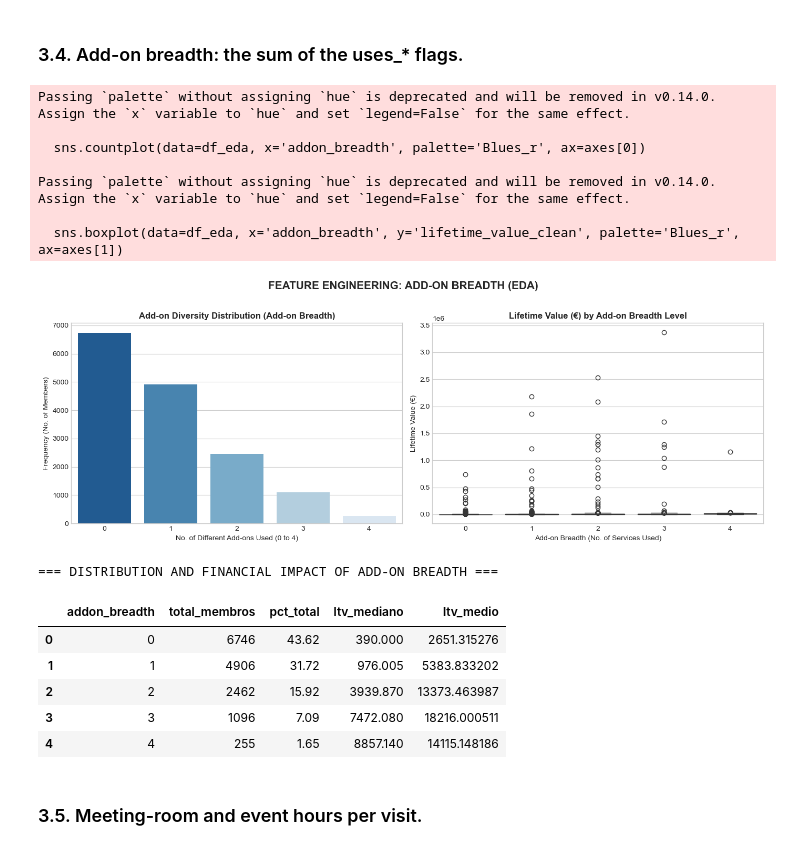
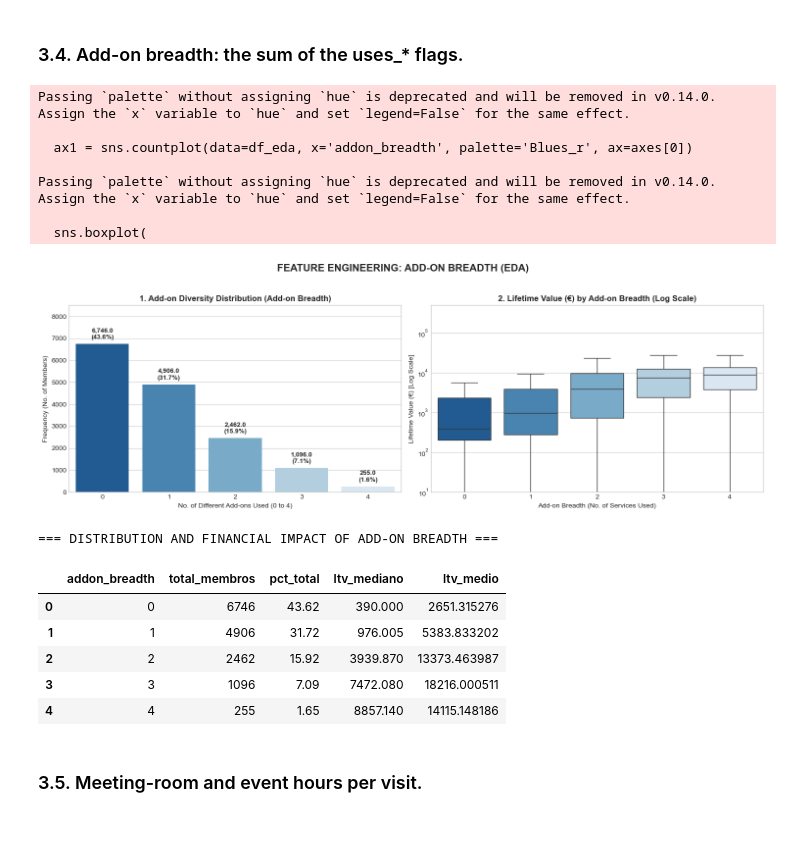
Before and after one commit to Diogosousa03/DM_Grupo18, a Jupyter notebook: notebooks/Group18_EDA_Code.ipynb, the cells around one changed output. Drawn from its saved outputs; the diff is of its cells as text; code cells hidden in the pictures.

```diff
--- a/notebooks/Group18_EDA_Code.ipynb
+++ b/notebooks/Group18_EDA_Code.ipynb
@@ -1001,14 +1158,12 @@ Passing `palette` without assigning `hue` is deprecated and will be removed in v
 # %% [markdown]
 ### 3.4. Add-on breadth: the sum of the uses_* flags.
 # %%
-# Seaborn/Matplotlib visual settings
 plt.style.use('seaborn-v0_8-whitegrid')
 
-# 1. TEMPORARY WORKING COPY (EDA / FEATURE ENGINEERING)
-df_eda = temp_copy(df,'lifetime_value_clean','lifetime_value')
+# TEMPORARY WORKING COPY (EDA / FEATURE ENGINEERING)
+df_eda = temp_copy(df, 'lifetime_value_clean', 'lifetime_value')
 
-# 2. CREATION OF THE BOOLEAN FLAGS (uses_*) AND ADD-ON BREADTH CALCULATION
-# Generate binary flags (1 if > 0, 0 otherwise)
+# CREATION OF THE BOOLEAN FLAGS (uses_*) AND ADD-ON BREADTH CALCULATION
 df_eda['uses_meeting_room'] = (df_eda['meeting_room_hours'] > 0).astype(int)
 df_eda['uses_event_space'] = (df_eda['event_space_hours'] > 0).astype(int)
 df_eda['uses_guest_passes'] = (df_eda['guest_passes_issued'] > 0).astype(int)
@@ -1022,47 +1177,70 @@ else:
 # List of add-on columns
 addon_flags = ['uses_meeting_room', 'uses_event_space', 'uses_guest_passes', 'uses_print']
 
 # Sum of the total number of different add-ons used (0 to 4)
 df_eda['addon_breadth'] = df_eda[addon_flags].sum(axis=1)
 
-# 3. GRAPHICAL VISUALIZATION PANEL
-fig, axes = plt.subplots(1, 2, figsize=(14, 5))
+# GRAPHICAL VISUALIZATION PANEL (OPTIMIZED)
+fig, axes = plt.subplots(1, 2, figsize=(15, 5))
 
-# Add-on Count Distribution
-sns.countplot(data=df_eda, x='addon_breadth', palette='Blues_r', ax=axes[0])
-axes[0].set_title('Add-on Diversity Distribution (Add-on Breadth)', fontsize=12, fontweight='bold')
+# Add-on Count Distribution (Com anotações diretas)
+ax1 = sns.countplot(data=df_eda, x='addon_breadth', palette='Blues_r', ax=axes[0])
+axes[0].set_title('1. Add-on Diversity Distribution (Add-on Breadth)', fontsize=12, fontweight='bold')
 axes[0].set_xlabel('No. of Different Add-ons Used (0 to 4)')
 axes[0].set_ylabel('Frequency (No. of Members)')
+axes[0].set_ylim(0, len(df_eda) * 0.55)
 
-# Boxplot of LTV by Add-on Breadth Level
-sns.boxplot(data=df_eda, x='addon_breadth', y='lifetime_value_clean', palette='Blues_r', ax=axes[1])
-axes[1].set_title('Lifetime Value (€) by Add-on Breadth Level', fontsize=12, fontweight='bold')
+total_members = len(df_eda)
+for p in ax1.patches:
+    height = p.get_height()
+    pct = (height / total_members) * 100
+    ax1.annotate(
+        f'{height:,}\n({pct:.1f}%)',
+        (p.get_x() + p.get_width() / 2., height + 150),
+        ha='center',
+        va='bottom',
+        fontsize=9.5,
+        fontweight='bold'
+    )
+
+# Boxplot of LTV by Add-on Breadth Level (Escala Log & Excl. Fliers)
+sns.boxplot(
+    data=df_eda,
+    x='addon_breadth',
+    y='lifetime_value_clean',
+    palette='Blues_r',
+    ax=axes[1],
+    showfliers=False
+)
+axes[1].set_yscale('log')
+axes[1].set_ylim(10, 5e5) # Alinha o limite com a escala global de LTV
+axes[1].set_title('2. Lifetime Value (€) by Add-on Breadth (Log Scale)', fontsize=12, fontweight='bold')
 axes[1].set_xlabel('Add-on Breadth (No. of Services Used)')
-axes[1].set_ylabel('Lifetime Value (€)')
+axes[1].set_ylabel('Lifetime Value (€) [Log Scale]')
 
-plt.suptitle('FEATURE ENGINEERING: ADD-ON BREADTH (EDA)', fontsize=15, fontweight='bold', y=1.02)
+plt.suptitle('FEATURE ENGINEERING: ADD-ON BREADTH (EDA)', fontsize=15, fontweight='bold', y=1.03)
 plt.tight_layout()
 plt.show()
 
-# 4. DIVERSIFICATION STATISTICAL SUMMARY
+# DIVERSIFICATION STATISTICAL SUMMARY
 breadth_summary = df_eda.groupby('addon_breadth').agg(
     total_membros=('member_id', 'count'),
     pct_total=('member_id', lambda x: round(len(x) / len(df_eda) * 100, 2)),
     ltv_mediano=('lifetime_value_clean', 'median'),
     ltv_medio=('lifetime_value_clean', 'mean')
 ).reset_index()
 
 print("=== DISTRIBUTION AND FINANCIAL IMPACT OF ADD-ON BREADTH ===")
 display(breadth_summary)
 # %% [output]
 Passing `palette` without assigning `hue` is deprecated and will be removed in v0.14.0. Assign the `x` variable to `hue` and set `legend=False` for the same effect.
 
-  sns.countplot(data=df_eda, x='addon_breadth', palette='Blues_r', ax=axes[0])
+  ax1 = sns.countplot(data=df_eda, x='addon_breadth', palette='Blues_r', ax=axes[0])
 
 Passing `palette` without assigning `hue` is deprecated and will be removed in v0.14.0. Assign the `x` variable to `hue` and set `legend=False` for the same effect.
 
-  sns.boxplot(data=df_eda, x='addon_breadth', y='lifetime_value_clean', palette='Blues_r', ax=axes[1])
+  sns.boxplot(
-[figure, old version]
+[figure, new version]
 === DISTRIBUTION AND FINANCIAL IMPACT OF ADD-ON BREADTH ===
 |  | addon_breadth | total_membros | pct_total | ltv_mediano | ltv_medio |
 | 0 | 0 | 6746 | 43.62 | 390.000 | 2651.315276 |
```
Also changed, not shown: parts of 12 cells of this notebook.
